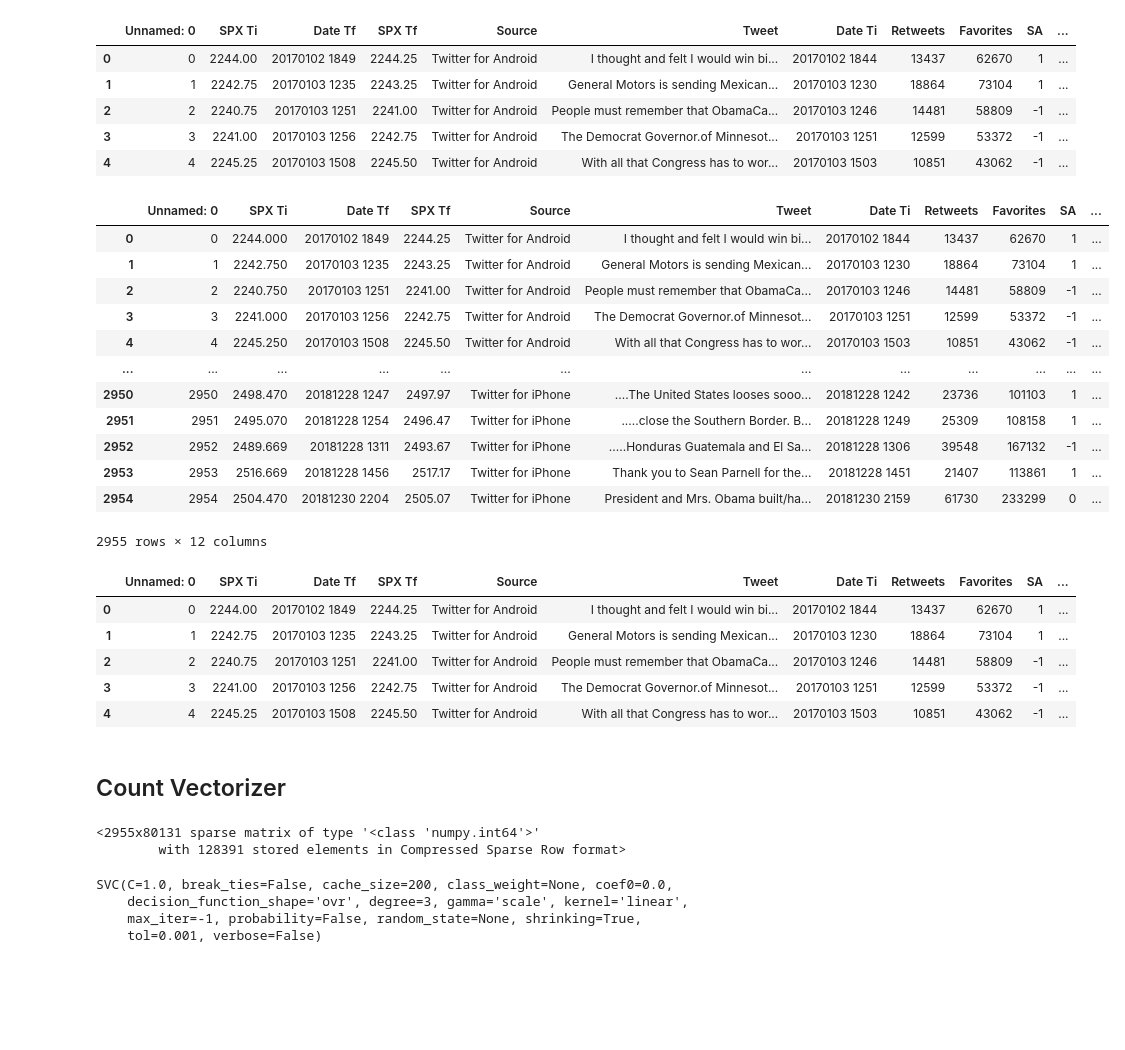
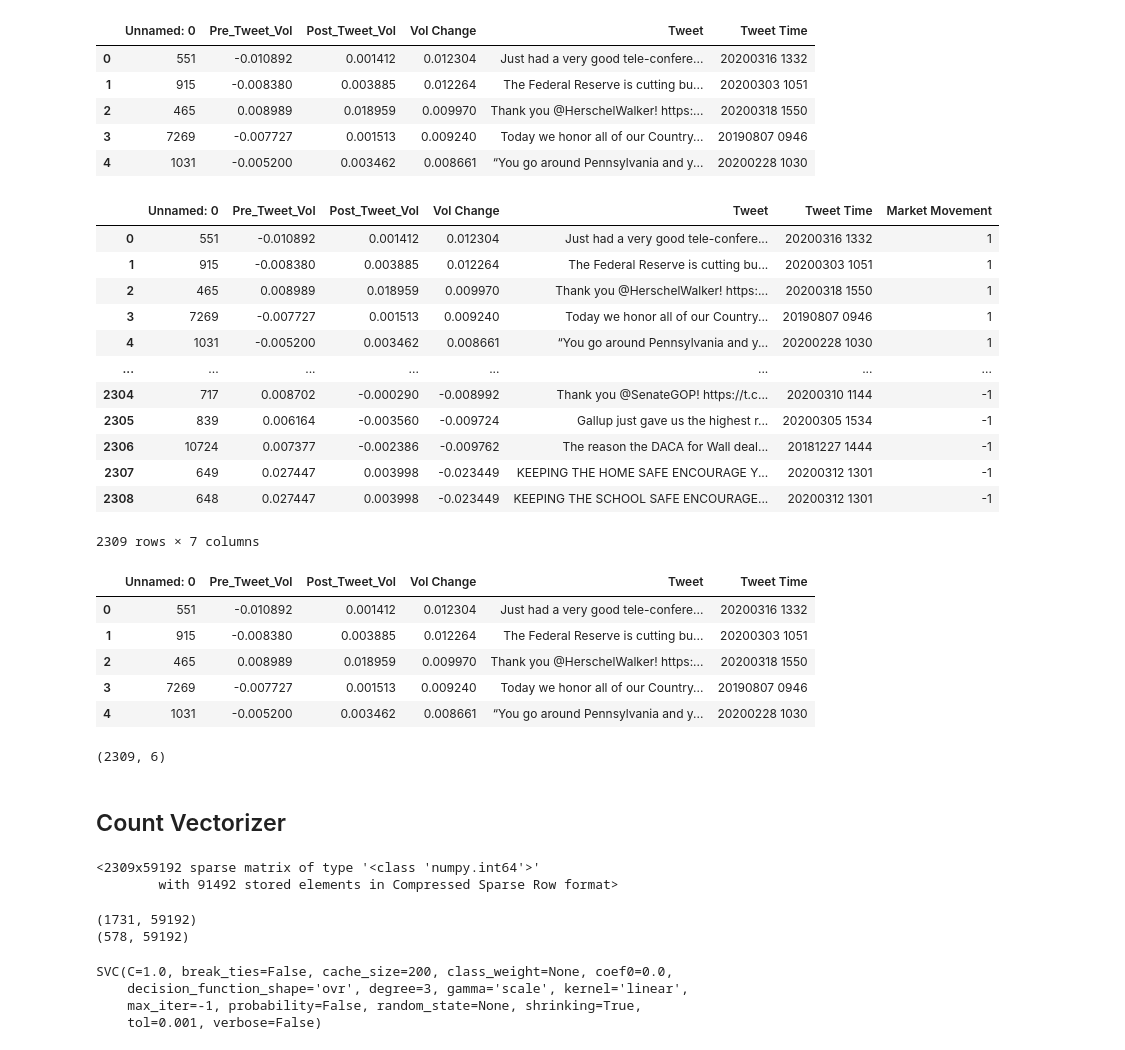
Before and after one commit to stephanieroman2020/FinalProject, a Jupyter notebook: FinalProject- SR/Support Vector Model.ipynb, the cells around one changed output. Saved outputs shown, nothing was run; the diff lists cells and outputs as text; code cells hidden in the pictures; blank space fills up the shorter version.

Commit message:
revised dataframes

```diff
--- a/FinalProject- SR/Support Vector Model.ipynb
+++ b/FinalProject- SR/Support Vector Model.ipynb
@@ -6,49 +6,50 @@ import numpy as np
 import os
 # %%
 #Load CSV
-df = pd.read_csv("../mergedata_%change.csv")
+# df = pd.read_csv("../mergedata_%change.csv")
+df = pd.read_csv("../PRE_POST_VOL")
 df.head()
 # %% [output]
-|  | Unnamed: 0 | SPX Ti | Date Tf | SPX Tf | Source | Tweet | Date Ti | Retweets | Favorites | SA | ... |
-| 0 | 0 | 2244.00 | 20170102 1849 | 2244.25 | Twitter for Android | I thought and felt I would win bi... | 20170102 1844 | 13437 | 62670 | 1 | ... |
-| 1 | 1 | 2242.75 | 20170103 1235 | 2243.25 | Twitter for Android | General Motors is sending Mexican... | 20170103 1230 | 18864 | 73104 | 1 | ... |
-| 2 | 2 | 2240.75 | 20170103 1251 | 2241.00 | Twitter for Android | People must remember that ObamaCa... | 20170103 1246 | 14481 | 58809 | -1 | ... |
-| 3 | 3 | 2241.00 | 20170103 1256 | 2242.75 | Twitter for Android | The Democrat Governor.of Minnesot... | 20170103 1251 | 12599 | 53372 | -1 | ... |
-| 4 | 4 | 2245.25 | 20170103 1508 | 2245.50 | Twitter for Android | With all that Congress has to wor... | 20170103 1503 | 10851 | 43062 | -1 | ... |
+|  | Unnamed: 0 | Pre_Tweet_Vol | Post_Tweet_Vol | Vol Change | Tweet | Tweet Time |
+| 0 | 551 | -0.010892 | 0.001412 | 0.012304 | Just had a very good tele-confere... | 20200316 1332 |
+| 1 | 915 | -0.008380 | 0.003885 | 0.012264 | The Federal Reserve is cutting bu... | 20200303 1051 |
+| 2 | 465 | 0.008989 | 0.018959 | 0.009970 | Thank you @HerschelWalker! https:... | 20200318 1550 |
+| 3 | 7269 | -0.007727 | 0.001513 | 0.009240 | Today we honor all of our Country... | 20190807 0946 |
+| 4 | 1031 | -0.005200 | 0.003462 | 0.008661 | “You go around Pennsylvania and y... | 20200228 1030 |
 # %%
 #Bin SPX % Change into +1,0,-1 and establish threshold
 market_movements = []
-pos_threshold = 0.0001
+pos_threshold = 0.0003
 neg_threshold = pos_threshold * -1
 
 for index, row in df.iterrows():
-    if row['% Change SPX'] >= pos_threshold:
+    if row['Vol Change'] >= pos_threshold:
         market_movement = 1
         market_movements.append(market_movement)
-    elif row['% Change SPX'] <= neg_threshold:
+    elif row['Vol Change'] <= neg_threshold:
         market_movement = -1
         market_movements.append(market_movement)
     else:
         market_movement = 0
         market_movements.append(market_movement)
 
 #Add new list as column to df
 df['Market Movement'] = market_movements
 df
 # %% [output]
-|  | Unnamed: 0 | SPX Ti | Date Tf | SPX Tf | Source | Tweet | Date Ti | Retweets | Favorites | SA | ... |
-| 0 | 0 | 2244.000 | 20170102 1849 | 2244.25 | Twitter for Android | I thought and felt I would win bi... | 20170102 1844 | 13437 | 62670 | 1 | ... |
-| 1 | 1 | 2242.750 | 20170103 1235 | 2243.25 | Twitter for Android | General Motors is sending Mexican... | 20170103 1230 | 18864 | 73104 | 1 | ... |
-| 2 | 2 | 2240.750 | 20170103 1251 | 2241.00 | Twitter for Android | People must remember that ObamaCa... | 20170103 1246 | 14481 | 58809 | -1 | ... |
-| 3 | 3 | 2241.000 | 20170103 1256 | 2242.75 | Twitter for Android | The Democrat Governor.of Minnesot... | 20170103 1251 | 12599 | 53372 | -1 | ... |
-| 4 | 4 | 2245.250 | 20170103 1508 | 2245.50 | Twitter for Android | With all that Congress has to wor... | 20170103 1503 | 10851 | 43062 | -1 | ... |
-| ... | ... | ... | ... | ... | ... | ... | ... | ... | ... | ... | ... |
-| 2950 | 2950 | 2498.470 | 20181228 1247 | 2497.97 | Twitter for iPhone | ....The United States looses sooo... | 20181228 1242 | 23736 | 101103 | 1 | ... |
-| 2951 | 2951 | 2495.070 | 20181228 1254 | 2496.47 | Twitter for iPhone | .....close the Southern Border. B... | 20181228 1249 | 25309 | 108158 | 1 | ... |
-| 2952 | 2952 | 2489.669 | 20181228 1311 | 2493.67 | Twitter for iPhone | .....Honduras Guatemala and El Sa... | 20181228 1306 | 39548 | 167132 | -1 | ... |
-| 2953 | 2953 | 2516.669 | 20181228 1456 | 2517.17 | Twitter for iPhone | Thank you to Sean Parnell for the... | 20181228 1451 | 21407 | 113861 | 1 | ... |
-| 2954 | 2954 | 2504.470 | 20181230 2204 | 2505.07 | Twitter for iPhone | President and Mrs. Obama built/ha... | 20181230 2159 | 61730 | 233299 | 0 | ... |
+|  | Unnamed: 0 | Pre_Tweet_Vol | Post_Tweet_Vol | Vol Change | Tweet | Tweet Time | Market Movement |
+| 0 | 551 | -0.010892 | 0.001412 | 0.012304 | Just had a very good tele-confere... | 20200316 1332 | 1 |
+| 1 | 915 | -0.008380 | 0.003885 | 0.012264 | The Federal Reserve is cutting bu... | 20200303 1051 | 1 |
+| 2 | 465 | 0.008989 | 0.018959 | 0.009970 | Thank you @HerschelWalker! https:... | 20200318 1550 | 1 |
+| 3 | 7269 | -0.007727 | 0.001513 | 0.009240 | Today we honor all of our Country... | 20190807 0946 | 1 |
+| 4 | 1031 | -0.005200 | 0.003462 | 0.008661 | “You go around Pennsylvania and y... | 20200228 1030 | 1 |
+| ... | ... | ... | ... | ... | ... | ... | ... |
+| 2304 | 717 | 0.008702 | -0.000290 | -0.008992 | Thank you @SenateGOP! https://t.c... | 20200310 1144 | -1 |
+| 2305 | 839 | 0.006164 | -0.003560 | -0.009724 | Gallup just gave us the highest r... | 20200305 1534 | -1 |
+| 2306 | 10724 | 0.007377 | -0.002386 | -0.009762 | The reason the DACA for Wall deal... | 20181227 1444 | -1 |
+| 2307 | 649 | 0.027447 | 0.003998 | -0.023449 | KEEPING THE HOME SAFE ENCOURAGE Y... | 20200312 1301 | -1 |
+| 2308 | 648 | 0.027447 | 0.003998 | -0.023449 | KEEPING THE SCHOOL SAFE ENCOURAGE... | 20200312 1301 | -1 |
-2955 rows × 12 columns
+2309 rows × 7 columns
 # %%
 #State target output, name the %change bins
 target = df["Market Movement"]
@@ -59,32 +60,41 @@ data = df.drop("Market Movement", axis=1)
 feature_names = data.columns
 data.head()
 # %% [output]
-|  | Unnamed: 0 | SPX Ti | Date Tf | SPX Tf | Source | Tweet | Date Ti | Retweets | Favorites | SA | ... |
-| 0 | 0 | 2244.00 | 20170102 1849 | 2244.25 | Twitter for Android | I thought and felt I would win bi... | 20170102 1844 | 13437 | 62670 | 1 | ... |
-| 1 | 1 | 2242.75 | 20170103 1235 | 2243.25 | Twitter for Android | General Motors is sending Mexican... | 20170103 1230 | 18864 | 73104 | 1 | ... |
-| 2 | 2 | 2240.75 | 20170103 1251 | 2241.00 | Twitter for Android | People must remember that ObamaCa... | 20170103 1246 | 14481 | 58809 | -1 | ... |
-| 3 | 3 | 2241.00 | 20170103 1256 | 2242.75 | Twitter for Android | The Democrat Governor.of Minnesot... | 20170103 1251 | 12599 | 53372 | -1 | ... |
-| 4 | 4 | 2245.25 | 20170103 1508 | 2245.50 | Twitter for Android | With all that Congress has to wor... | 20170103 1503 | 10851 | 43062 | -1 | ... |
+|  | Unnamed: 0 | Pre_Tweet_Vol | Post_Tweet_Vol | Vol Change | Tweet | Tweet Time |
+| 0 | 551 | -0.010892 | 0.001412 | 0.012304 | Just had a very good tele-confere... | 20200316 1332 |
+| 1 | 915 | -0.008380 | 0.003885 | 0.012264 | The Federal Reserve is cutting bu... | 20200303 1051 |
+| 2 | 465 | 0.008989 | 0.018959 | 0.009970 | Thank you @HerschelWalker! https:... | 20200318 1550 |
+| 3 | 7269 | -0.007727 | 0.001513 | 0.009240 | Today we honor all of our Country... | 20190807 0946 |
+| 4 | 1031 | -0.005200 | 0.003462 | 0.008661 | “You go around Pennsylvania and y... | 20200228 1030 |
 # %%
 # tokenize, then remove stopwords, ngrams, sentiment analysis feature selection
 #either truncate or append to vector
+data.shape
+# %% [output]
+(2309, 6)
 # %% [markdown]
 ## Count Vectorizer
 # %%
 from sklearn.feature_extraction import stop_words
 from sklearn.feature_extraction.text import CountVectorizer
 
-corpus = df['Tweet']
+corpus = data['Tweet']
 
 vectorizer2 = CountVectorizer(analyzer='word', ngram_range=(1, 3), stop_words = 'english')
 vector = vectorizer2.fit_transform(corpus)
 vector
 # %% [output]
-<2955x80131 sparse matrix of type '<class 'numpy.int64'>'
-        with 128391 stored elements in Compressed Sparse Row format>
+<2309x59192 sparse matrix of type '<class 'numpy.int64'>'
+        with 91492 stored elements in Compressed Sparse Row format>
 # %%
 from sklearn.model_selection import train_test_split
-X_train, X_test, y_train, y_test = train_test_split(vector.toarray(), target, random_state=42)
+X_train, X_test, y_train, y_test = train_test_split(vector.toarray(), target, random_state=42575636)
+
+print(X_train.shape)
+print(X_test.shape)
+# %% [output]
+(1731, 59192)
+(578, 59192)
 # %%
 from sklearn.svm import SVC
 model = SVC(kernel='linear')
```
Also changed, not shown: parts of 1 cell of this notebook, 4 other files.
